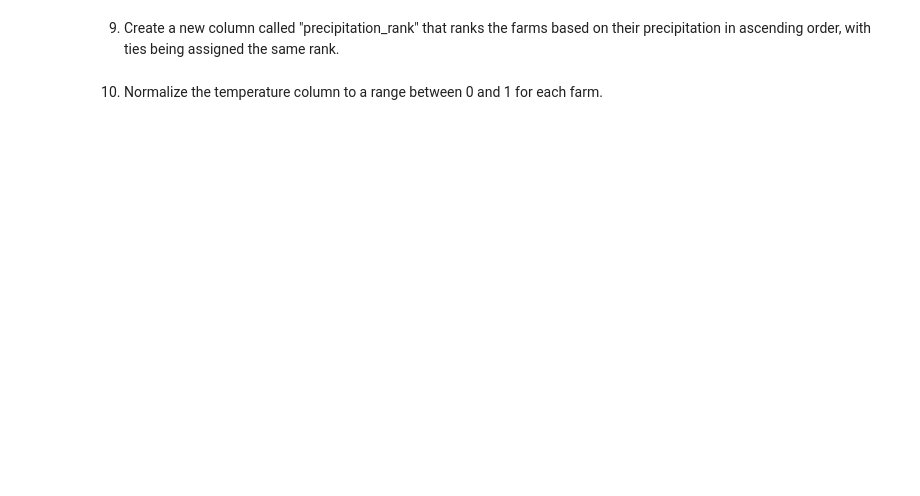
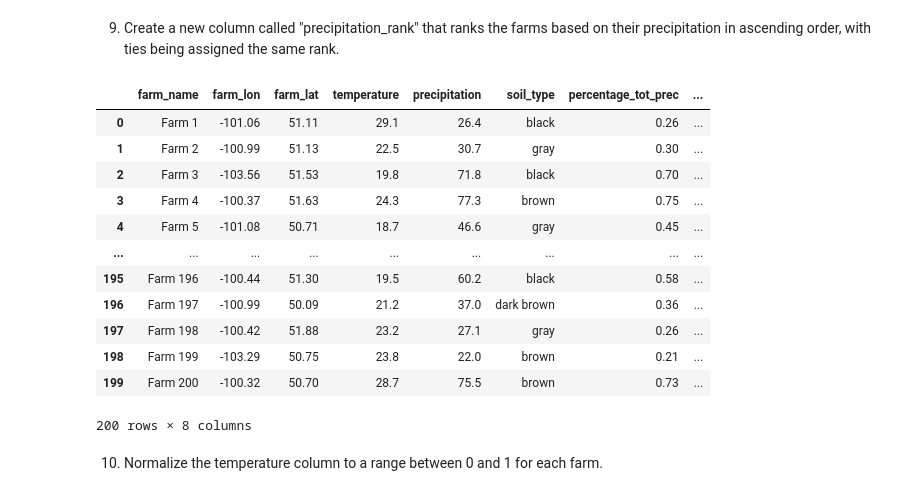
Before and after one commit to cboyda/AgTech, a Jupyter notebook: Assignments/Assinment_3&4.ipynb, the cells around one changed output. Cells and saved outputs as stored; diff of their text form; code cells hidden in the pictures; blank space fills up the shorter version.

```diff
--- a/Assignments/Assinment_3&4.ipynb
+++ b/Assignments/Assinment_3&4.ipynb
@@ -478,0 +519,10 @@ df.
+# %%
+## Your code here down
+# Calculate the total precipitation
+total_precipitation = df['precipitation'].sum()
+
+# Calculate the percentage contribution for each farm
+df['percentage_tot_prec'] = round((df['precipitation'] / total_precipitation) * 100,2)
+
+## Your code here up
+df
@@ -486,2 +545,27 @@ df.
+# %%
+## Your code here down
+# Calculate precipitation rank in ascending order with ties
+df['precipitation_rank'] = df['precipitation'].rank(ascending=True, method='min')
+
+# Here's what happens when you use method='min':
+# If there are tied values, they will all be assigned the lowest rank among the tied values.
+# The next unique value will receive a rank that is one more than the highest rank assigned to the tied values.
+
+## Your code here up
+df
+# %% [output]
+|  | farm_name | farm_lon | farm_lat | temperature | precipitation | soil_type | percentage_tot_prec | ... |
+| 0 | Farm 1 | -101.06 | 51.11 | 29.1 | 26.4 | black | 0.26 | ... |
+| 1 | Farm 2 | -100.99 | 51.13 | 22.5 | 30.7 | gray | 0.30 | ... |
+| 2 | Farm 3 | -103.56 | 51.53 | 19.8 | 71.8 | black | 0.70 | ... |
+| 3 | Farm 4 | -100.37 | 51.63 | 24.3 | 77.3 | brown | 0.75 | ... |
+| 4 | Farm 5 | -101.08 | 50.71 | 18.7 | 46.6 | gray | 0.45 | ... |
+| ... | ... | ... | ... | ... | ... | ... | ... | ... |
+| 195 | Farm 196 | -100.44 | 51.30 | 19.5 | 60.2 | black | 0.58 | ... |
+| 196 | Farm 197 | -100.99 | 50.09 | 21.2 | 37.0 | dark brown | 0.36 | ... |
+| 197 | Farm 198 | -100.42 | 51.88 | 23.2 | 27.1 | gray | 0.26 | ... |
+| 198 | Farm 199 | -103.29 | 50.75 | 23.8 | 22.0 | brown | 0.21 | ... |
+| 199 | Farm 200 | -100.32 | 50.70 | 28.7 | 75.5 | brown | 0.73 | ... |
+200 rows × 8 columns
 # %% [markdown]
 10. Normalize the temperature column to a range between 0 and 1 for each farm.
```
Also changed, not shown: parts of 35 cells of this notebook.
